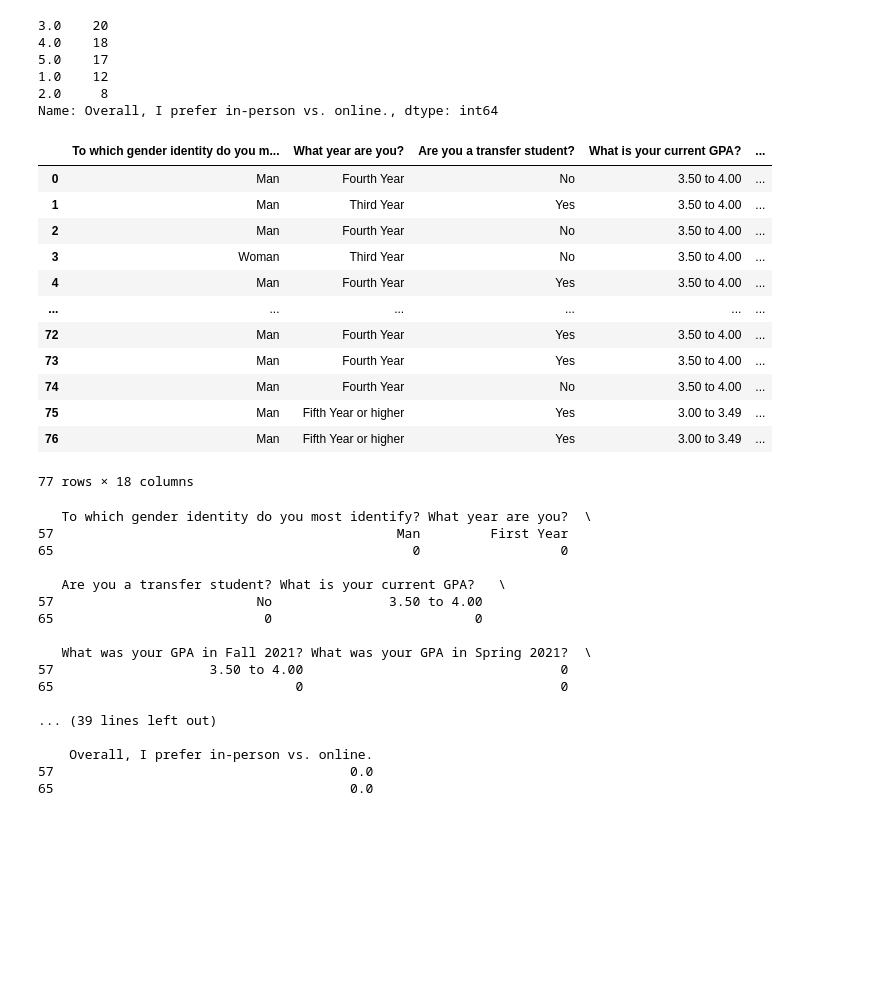
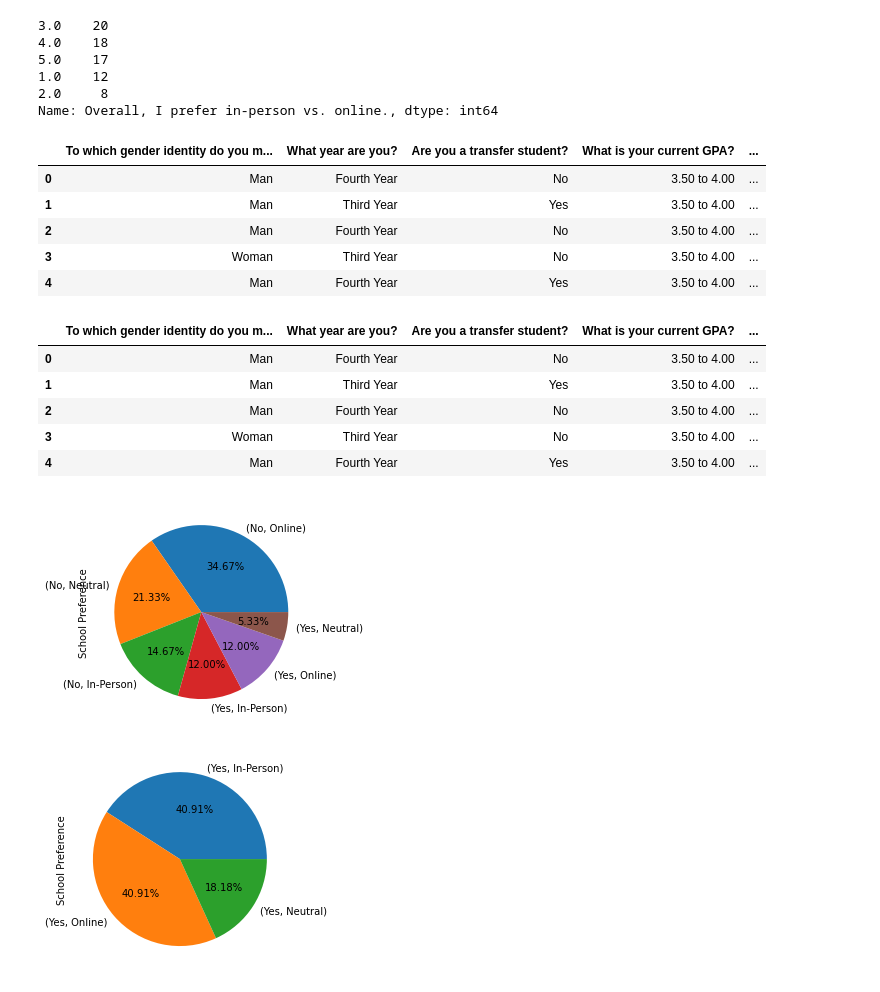
Before and after one commit to rgiron1/CS-105_miniproject, a Jupyter notebook: MiniProject.ipynb, the cells around one changed output. Saved outputs shown, nothing was run; the diff lists cells and outputs as text; code cells hidden in the pictures; blank space fills up the shorter version.

```diff
--- a/MiniProject.ipynb
+++ b/MiniProject.ipynb
@@ -29,46 +22,65 @@ df["Overall, I prefer in-person vs. online."].value_counts()#/df["Overall, I pre
 2.0     8
 Name: Overall, I prefer in-person vs. online., dtype: int64
 # %%
-df["Overall, I prefer in-person vs. online."].replace(1,-5,inplace=True)
-df["Overall, I prefer in-person vs. online."].replace(2,-4,inplace=True)
+#df["Overall, I prefer in-person vs. online."].replace(1,-5,inplace=True)
+#df["Overall, I prefer in-person vs. online."].replace(2,-4,inplace=True)
 df["Overall, I prefer in-person vs. online."].replace(3,0,inplace=True)
 df["Social interactions are better in-person vs. online."].replace([1,2,3],[-5,-4,0],inplace=True)
 df["Even though a hybrid option is available, I try to attend in-person classes whenever they are offered."].replace([1,2,3],[-5,-4,0],inplace=True)
 df["I feel more productive when attending class in-person vs. online."].replace([1,2,3],[-5,-4,0],inplace=True)
 df["I grasp course material better when attending class in-person vs. online."].replace([1,2,3],[-5,-4,0],inplace=True)
-df
+df.head()
 # %% [output]
 |  | To which gender identity do you m... | What year are you? | Are you a transfer student? | What is your current GPA? | ... |
 | 0 | Man | Fourth Year | No | 3.50 to 4.00 | ... |
 | 1 | Man | Third Year | Yes | 3.50 to 4.00 | ... |
 | 2 | Man | Fourth Year | No | 3.50 to 4.00 | ... |
 | 3 | Woman | Third Year | No | 3.50 to 4.00 | ... |
 | 4 | Man | Fourth Year | Yes | 3.50 to 4.00 | ... |
-| ... | ... | ... | ... | ... | ... |
-| 72 | Man | Fourth Year | Yes | 3.50 to 4.00 | ... |
-| 73 | Man | Fourth Year | Yes | 3.50 to 4.00 | ... |
-| 74 | Man | Fourth Year | No | 3.50 to 4.00 | ... |
-| 75 | Man | Fifth Year or higher | Yes | 3.00 to 3.49 | ... |
-| 76 | Man | Fifth Year or higher | Yes | 3.00 to 3.49 | ... |
-77 rows × 18 columns
 # %%
-df.fillna(0 ,inplace=True)
-print(df.loc[[57,65]])
+df.drop([57], inplace=True)
+#pd.set_option("display.max_rows", None, "display.max_columns", None)
+df.drop([65], inplace =True)
+df.head()
 # %% [output]
-   To which gender identity do you most identify? What year are you?  \
-57                                            Man         First Year
-65                                              0                  0
-
-   Are you a transfer student? What is your current GPA?   \
-57                          No               3.50 to 4.00
-65                           0                          0
-
-   What was your GPA in Fall 2021? What was your GPA in Spring 2021?  \
-57                    3.50 to 4.00                                 0
-65                               0                                 0
-
-... (39 lines left out)
-
-    Overall, I prefer in-person vs. online.
-57                                      0.0
-65                                      0.0
+|  | To which gender identity do you m... | What year are you? | Are you a transfer student? | What is your current GPA? | ... |
+| 0 | Man | Fourth Year | No | 3.50 to 4.00 | ... |
+| 1 | Man | Third Year | Yes | 3.50 to 4.00 | ... |
+| 2 | Man | Fourth Year | No | 3.50 to 4.00 | ... |
+| 3 | Woman | Third Year | No | 3.50 to 4.00 | ... |
+| 4 | Man | Fourth Year | Yes | 3.50 to 4.00 | ... |
+# %%
+#Replace the scale into string
+import matplotlib.pyplot as plt
+def school_preference (row):
+   if row['Overall, I prefer in-person vs. online.'] == 0 :
+      return 'Neutral'
+   if row['Overall, I prefer in-person vs. online.'] == 5 :
+      return 'Online'
+   if row['Overall, I prefer in-person vs. online.'] == 4 :
+      return 'Online'
+   if row['Overall, I prefer in-person vs. online.'] == 1 :
+      return 'In-Person'
+   if row['Overall, I prefer in-person vs. online.'] == 2 :
+      return 'In-Person'
+df['School Preference'] = df.apply (lambda row: school_preference(row), axis=1)
+
+#caste two columns into string
+df["Are you a transfer student?"] = df["Are you a transfer student?"].astype(str)
+df["School Preference"] = df["School Preference"].astype(str)
+df.dtypes
+
+# Using pie chart and group by function to create visualization between two columns.
+Total = df.groupby("Are you a transfer student?")["School Preference"].value_counts().plot.pie(autopct='%1.2f%%')
+
+# Relationship between transfer/non transfer student and preference of school method.
+# %% [output]
+[figure, added]
+# %%
+#Preference of transfer student.
+#Create new data frame for transfer student only
+df2 = df[(df["Are you a transfer student?"]=='Yes')]
+#Using pie chart and group by function to create visualization of transfer student's preference on their study method.
+Transfer = df2.groupby("Are you a transfer student?")["School Preference"].value_counts().plot.pie(autopct='%1.2f%%')
+# %% [output]
+[figure, added]
```
Also changed, not shown: parts of 21 cells of this notebook.
